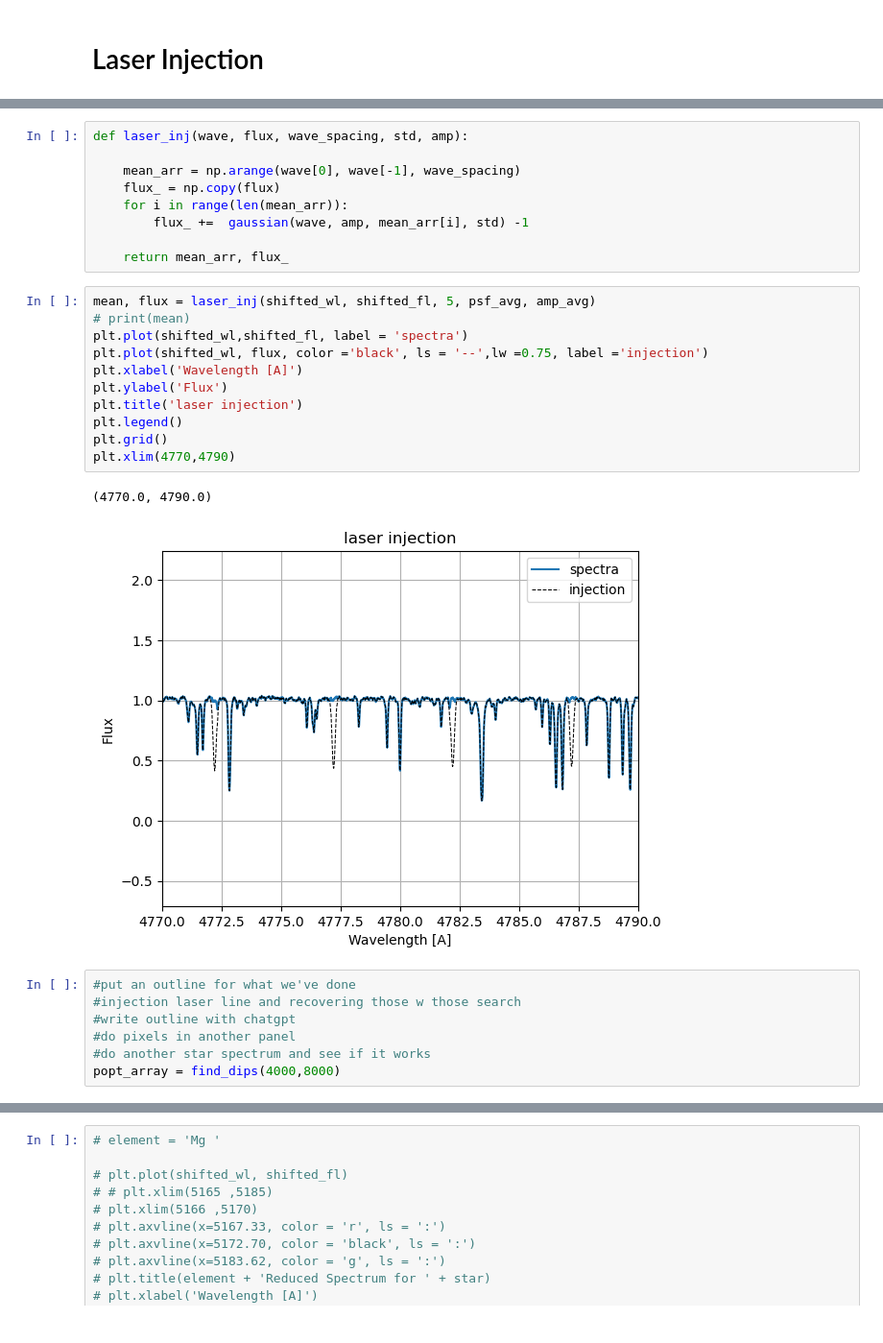
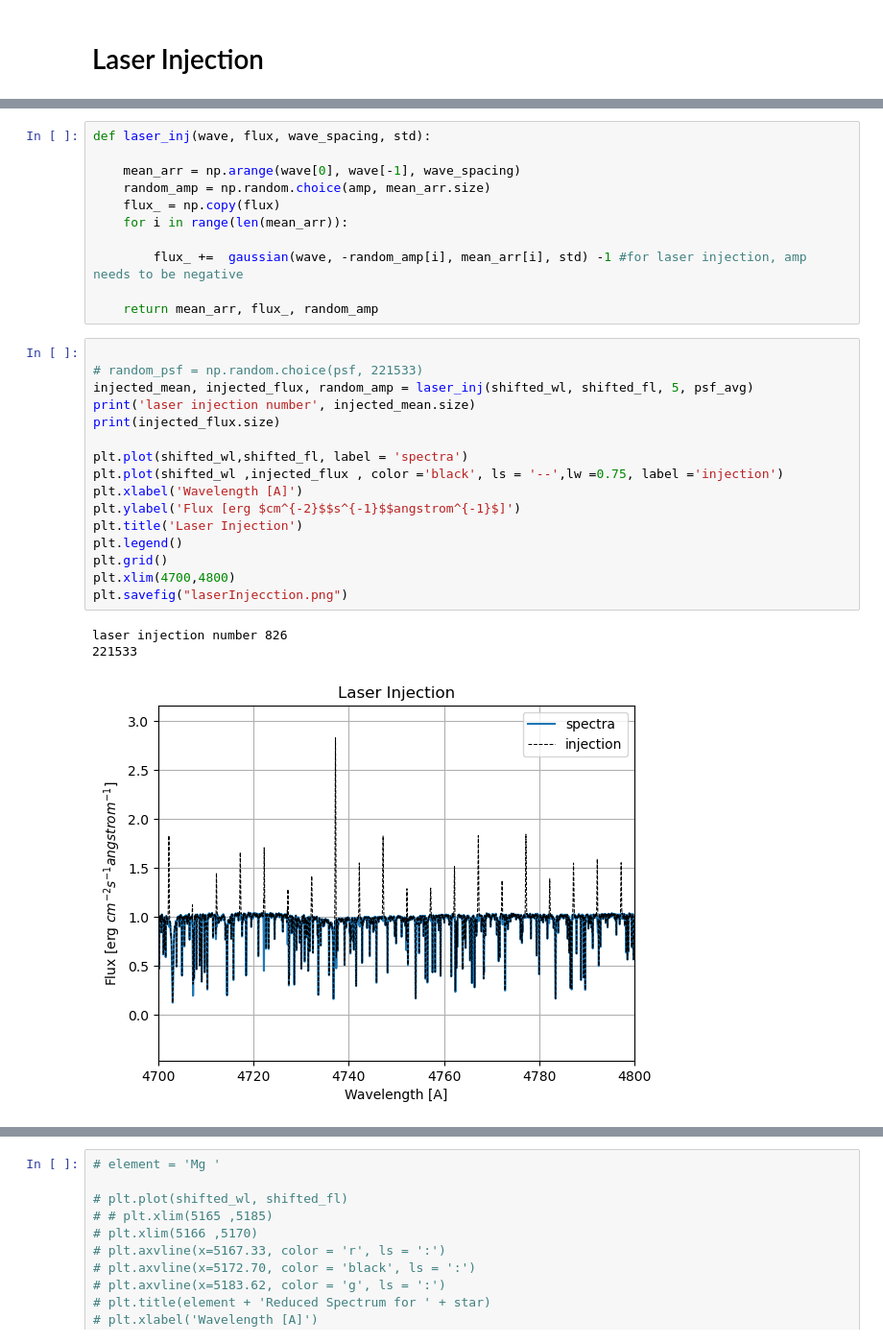
Before and after one commit to howardisaacson/Intro-2-Spectra, a Jupyter notebook: analysis/ESPRESSO/Spectral Lines of Tau Ceti.ipynb, the cells around one changed output, grey strips where cells are left out. Shown at 96% size. Cells and saved outputs as stored; diff of their text form.

Commit message:
adding laser recovery

```diff
--- a/analysis/ESPRESSO/Spectral Lines of Tau Ceti.ipynb
+++ b/analysis/ESPRESSO/Spectral Lines of Tau Ceti.ipynb
@@ -607,30 +652,31 @@ def find_dips(leftx,rightx):
 # %%
-def laser_inj(wave, flux, wave_spacing, std, amp):
+def laser_inj(wave, flux, wave_spacing, std):
 
     mean_arr = np.arange(wave[0], wave[-1], wave_spacing)
+    random_amp = np.random.choice(amp, mean_arr.size)
     flux_ = np.copy(flux)
     for i in range(len(mean_arr)):
-        flux_ +=  gaussian(wave, amp, mean_arr[i], std) -1
 
-    return mean_arr, flux_
+        flux_ +=  gaussian(wave, -random_amp[i], mean_arr[i], std) -1 #for laser injection, amp needs to be negative
+
+    return mean_arr, flux_, random_amp
 # %%
-mean, flux = laser_inj(shifted_wl, shifted_fl, 5, psf_avg, amp_avg)
-# print(mean)
+
+# random_psf = np.random.choice(psf, 221533)
+injected_mean, injected_flux, random_amp = laser_inj(shifted_wl, shifted_fl, 5, psf_avg)
+print('laser injection number', injected_mean.size)
+print(injected_flux.size)
+
 plt.plot(shifted_wl,shifted_fl, label = 'spectra')
-plt.plot(shifted_wl, flux, color ='black', ls = '--',lw =0.75, label ='injection')
+plt.plot(shifted_wl ,injected_flux , color ='black', ls = '--',lw =0.75, label ='injection')
 plt.xlabel('Wavelength [A]')
-plt.ylabel('Flux')
-plt.title('laser injection')
+plt.ylabel('Flux [erg $cm^{-2}$$s^{-1}$$angstrom^{-1}$]')
+plt.title('Laser Injection')
 plt.legend()
 plt.grid()
-plt.xlim(4770,4790)
+plt.xlim(4700,4800)
+plt.savefig("laserInjecction.png")
 # %% [output]
-(4770.0, 4790.0)
+laser injection number 826
+221533
-[figure, old version]
+[figure, new version]
-# %%
-#put an outline for what we've done
-#injection laser line and recovering those w those search
-#write outline with chatgpt
-#do pixels in another panel
-#do another star spectrum and see if it works
-popt_array = find_dips(4000,8000)
```
Also changed, not shown: parts of 15 cells of this notebook, 7 other files.
